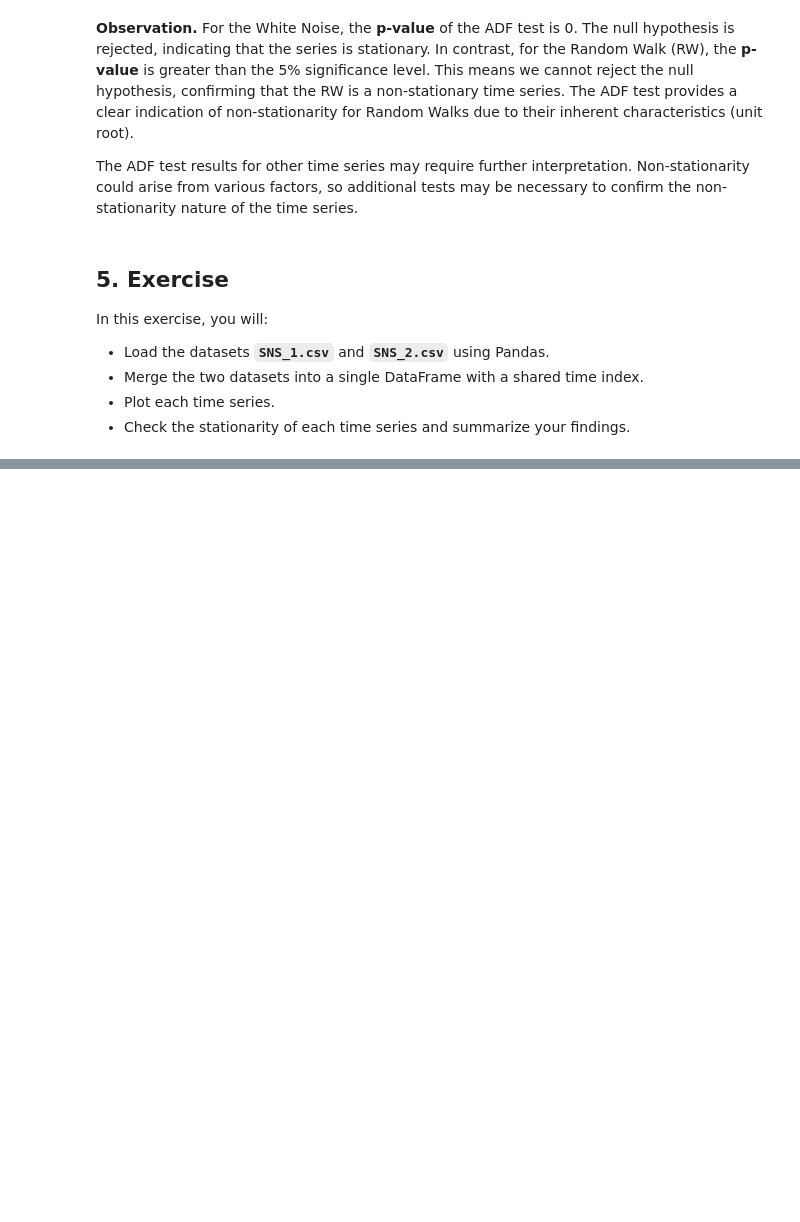
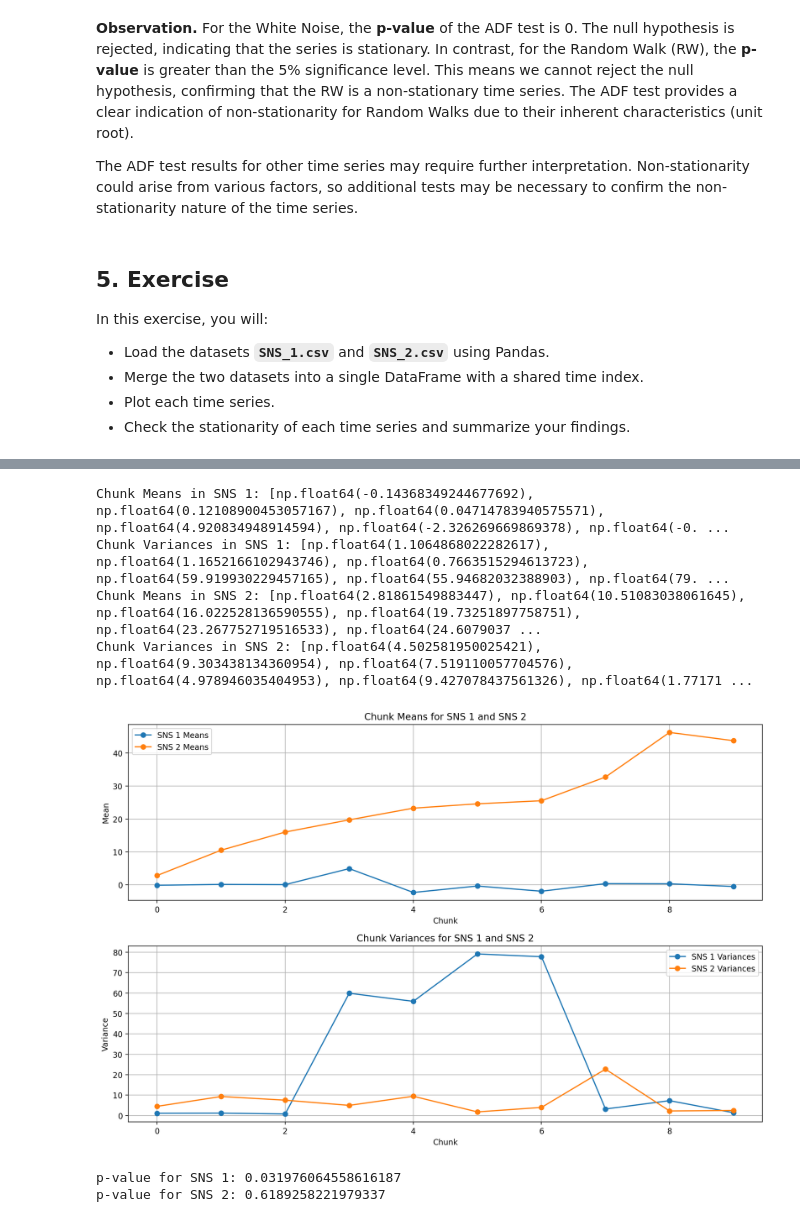
Before and after one commit to fuzoh/2025_AnSeqDa, a Jupyter notebook: lab2/Lab2_Questions.ipynb, the cells around one changed output, grey strips where cells are left out. Drawn from its saved outputs; the diff is of its cells as text; code cells hidden in the pictures; blank space fills up the shorter version.

Commit message:
chore: add visualisations for lab 2

```diff
--- a/lab2/Lab2_Questions.ipynb
+++ b/lab2/Lab2_Questions.ipynb
@@ -441,0 +443,51 @@ SNS 2 Data:
+# %%
+# Check stationarity with Summary Statistics in 10 chunks
+num_chunks = 10
+chunk_size_1 = len(merged_sns['Value_1']) // num_chunks
+chunk_size_2 = len(merged_sns['Value_2']) // num_chunks
+# Calculate mean and variance for each chunk in SNS 1
+chunk_means_1 = [np.mean(merged_sns['Value_1'][i*chunk_size_1:(i+1)*chunk_size_1]) for i in range(num_chunks)]
+chunk_vars_1 = [np.var(merged_sns['Value_1'][i*chunk_size_1:(i+1)*chunk_size_1]) for i in range(num_chunks)]
+# Calculate mean and variance for each chunk in SNS 2
+chunk_means_2 = [np.mean(merged_sns['Value_2'][i*chunk_size_2:(i+1)*chunk_size_2]) for i in range(num_chunks)]
+chunk_vars_2 = [np.var(merged_sns['Value_2'][i*chunk_size_2:(i+1)*chunk_size_2]) for i in range(num_chunks)]
+print("Chunk Means in SNS 1:", chunk_means_1)
+print("Chunk Variances in SNS 1:", chunk_vars_1)
+print("Chunk Means in SNS 2:", chunk_means_2)
+print("Chunk Variances in SNS 2:", chunk_vars_2)
+# Plot these chunk statistics on the same graph
+plt.figure(figsize=(12, 8))
+plt.subplot(2, 1, 1)
+plt.plot(range(num_chunks), chunk_means_1, marker='o', label='SNS 1 Means', color='tab:blue')
+plt.plot(range(num_chunks), chunk_means_2, marker='o', label='SNS 2 Means', color='tab:orange')
+plt.title('Chunk Means for SNS 1 and SNS 2')
+plt.xlabel('Chunk')
+plt.ylabel('Mean')
+plt.legend()
+plt.grid(True)
+plt.subplot(2, 1, 2)
+plt.plot(range(num_chunks), chunk_vars_1, marker='o', label='SNS 1 Variances', color='tab:blue')
+plt.plot(range(num_chunks), chunk_vars_2, marker='o', label='SNS 2 Variances', color='tab:orange')
+plt.title('Chunk Variances for SNS 1 and SNS 2')
+plt.xlabel('Chunk')
+plt.ylabel('Variance')
+plt.legend()
+plt.grid(True)
+plt.tight_layout()
+plt.show()
+# %% [output]
+Chunk Means in SNS 1: [np.float64(-0.14368349244677692), np.float64(0.12108900453057167), np.float64(0.04714783940575571), np.float64(4.920834948914594), np.float64(-2.326269669869378), np.float64(-0. ...
+Chunk Variances in SNS 1: [np.float64(1.1064868022282617), np.float64(1.1652166102943746), np.float64(0.7663515294613723), np.float64(59.919930229457165), np.float64(55.94682032388903), np.float64(79. ...
+Chunk Means in SNS 2: [np.float64(2.81861549883447), np.float64(10.51083038061645), np.float64(16.022528136590555), np.float64(19.73251897758751), np.float64(23.267752719516533), np.float64(24.6079037 ...
+Chunk Variances in SNS 2: [np.float64(4.502581950025421), np.float64(9.303438134360954), np.float64(7.519110057704576), np.float64(4.978946035404953), np.float64(9.427078437561326), np.float64(1.77171 ...
+[figure, added]
+# %%
+# Check stationarity with ADF test
+adf_1, pvalue_1, usedlag_1, nobs_1, critical_values_1, icbest_1 = adfuller(merged_sns['Value_1'])
+print(f"p-value for SNS 1: {pvalue_1}")
+
+adf_2, pvalue_2, usedlag_2, nobs_2, critical_values_2, icbest_2 = adfuller(merged_sns['Value_2'])
+print(f"p-value for SNS 2: {pvalue_2}")
+# %% [output]
+p-value for SNS 1: 0.031976064558616187
+p-value for SNS 2: 0.6189258221979337
```
Also changed, not shown: parts of 16 cells of this notebook.
